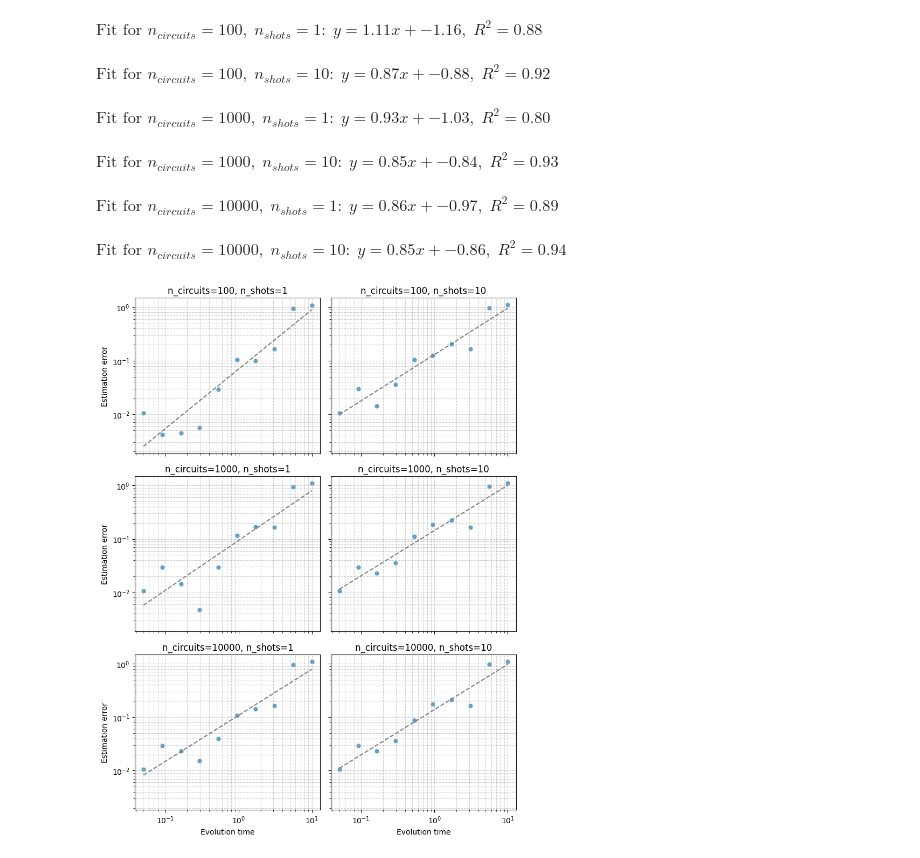
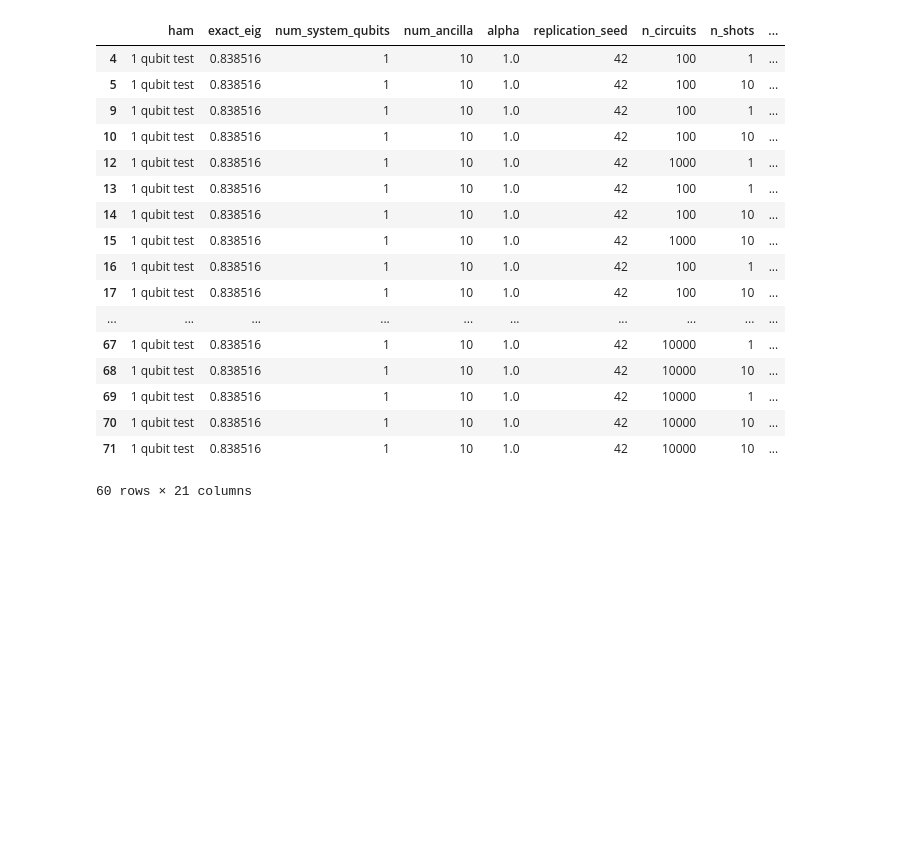
Before and after one commit to Rick0317/qDriftExtraPolation, a Jupyter notebook: src/parameter_sweep/quick_n_dirty_visualizations.ipynb, the cells around one changed output. Drawn from its saved outputs; the diff is of its cells as text; code cells hidden in the pictures; blank space fills up the shorter version.

```diff
--- a/src/parameter_sweep/quick_n_dirty_visualizations.ipynb
+++ b/src/parameter_sweep/quick_n_dirty_visualizations.ipynb
@@ -122,12 +106,25 @@ def plot_qdrift_results(csv_file: str, loglog: bool = True) -> None:
     plt.tight_layout()
     plt.show()
 # %%
-plot_qdrift_results("qdrift_qpe_fc_parameter_sweep_2025-09-20.csv")
+
+df["error_according_to_mean"] = abs(df["est_energy_mean"] - df["exact_eig"])
+df
 # %% [output]
-$\displaystyle \text{Fit for } n_{circuits}=100,\; n_{shots}=1:\; y=1.11x + -1.16,\; R^2=0.88$
-$\displaystyle \text{Fit for } n_{circuits}=100,\; n_{shots}=10:\; y=0.87x + -0.88,\; R^2=0.92$
-$\displaystyle \text{Fit for } n_{circuits}=1000,\; n_{shots}=1:\; y=0.93x + -1.03,\; R^2=0.80$
-$\displaystyle \text{Fit for } n_{circuits}=1000,\; n_{shots}=10:\; y=0.85x + -0.84,\; R^2=0.93$
-$\displaystyle \text{Fit for } n_{circuits}=10000,\; n_{shots}=1:\; y=0.86x + -0.97,\; R^2=0.89$
-$\displaystyle \text{Fit for } n_{circuits}=10000,\; n_{shots}=10:\; y=0.85x + -0.86,\; R^2=0.94$
-[figure, removed]
+|  | ham | exact_eig | num_system_qubits | num_ancilla | alpha | replication_seed | n_circuits | n_shots | ... |
+| 4 | 1 qubit test | 0.838516 | 1 | 10 | 1.0 | 42 | 100 | 1 | ... |
+| 5 | 1 qubit test | 0.838516 | 1 | 10 | 1.0 | 42 | 100 | 10 | ... |
+| 9 | 1 qubit test | 0.838516 | 1 | 10 | 1.0 | 42 | 100 | 1 | ... |
+| 10 | 1 qubit test | 0.838516 | 1 | 10 | 1.0 | 42 | 100 | 10 | ... |
+| 12 | 1 qubit test | 0.838516 | 1 | 10 | 1.0 | 42 | 1000 | 1 | ... |
+| 13 | 1 qubit test | 0.838516 | 1 | 10 | 1.0 | 42 | 100 | 1 | ... |
+| 14 | 1 qubit test | 0.838516 | 1 | 10 | 1.0 | 42 | 100 | 10 | ... |
+| 15 | 1 qubit test | 0.838516 | 1 | 10 | 1.0 | 42 | 1000 | 10 | ... |
+| 16 | 1 qubit test | 0.838516 | 1 | 10 | 1.0 | 42 | 100 | 1 | ... |
+| 17 | 1 qubit test | 0.838516 | 1 | 10 | 1.0 | 42 | 100 | 10 | ... |
+| ... | ... | ... | ... | ... | ... | ... | ... | ... | ... |
+| 67 | 1 qubit test | 0.838516 | 1 | 10 | 1.0 | 42 | 10000 | 1 | ... |
+| 68 | 1 qubit test | 0.838516 | 1 | 10 | 1.0 | 42 | 10000 | 10 | ... |
+| 69 | 1 qubit test | 0.838516 | 1 | 10 | 1.0 | 42 | 10000 | 1 | ... |
+| 70 | 1 qubit test | 0.838516 | 1 | 10 | 1.0 | 42 | 10000 | 10 | ... |
+| 71 | 1 qubit test | 0.838516 | 1 | 10 | 1.0 | 42 | 10000 | 10 | ... |
+60 rows × 21 columns
```
Also changed, not shown: parts of 3 cells of this notebook, 14 other files.
